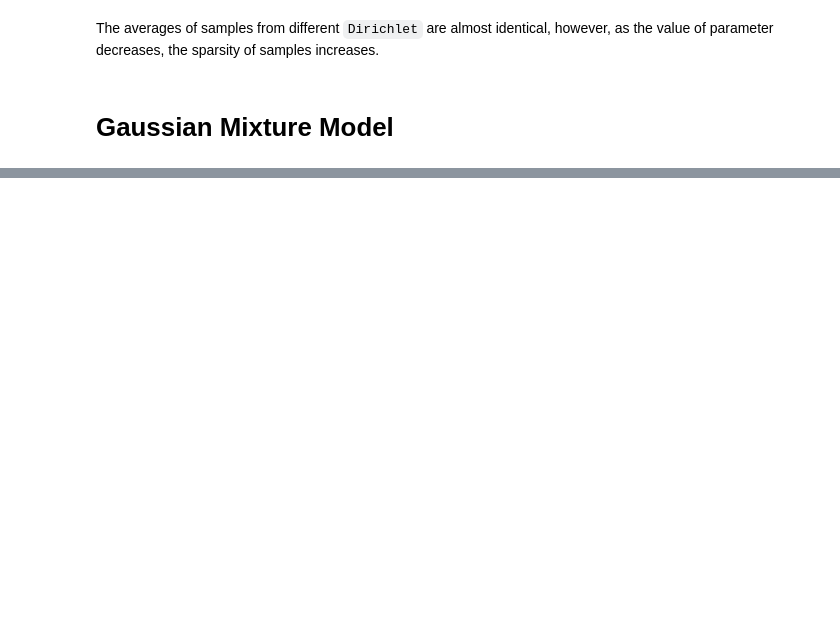
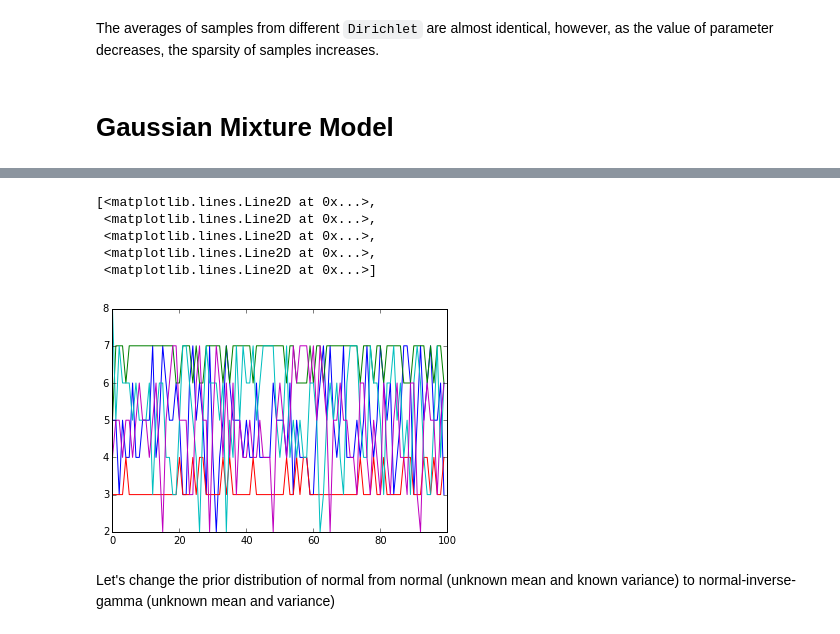
Before and after one commit to dongwookim-ml/topic-model-lecture-note, a Jupyter notebook: lecture0.ipynb, the cells around one changed output, grey strips where cells are left out. Drawn from its saved outputs; the diff is of its cells as text; code cells hidden in the pictures; blank space fills up the shorter version.

Commit message:
correct Gibbs sampler for GMM

```diff
--- a/lecture0.ipynb
+++ b/lecture0.ipynb
@@ -115,10 +115,12 @@ $$
 Let's start with generating 200 sample data set from 5 clusters
 # %%
 pi = np.array([0.2]*5)
-mu = [-10,-5,0,5,10]
-sigma = 0.1
+mu = [-2,-1,0,1,2]
+sigma = 1.
+K = 5
 
-num_data = 200
+
+num_data = 25
 x = np.zeros(num_data)
 z = np.zeros(num_data, dtype=int)
 for i in xrange(num_data):
@@ -147,16 +150,17 @@ from sklearn import metrics
 
 num_iter = 100
 
-s_z = np.random.randint(5,size=num_data)
+s_z = np.zeros(num_data) - 1
 K = 5
 
 hyper_mu = 0.
 hyper_var = 1.
-known_var = 0.1
+known_var = 1.
 
-alpha = 1
+alpha = 10.
 
 rand_index_score = np.zeros(num_iter)
+trace = np.zeros([num_iter, K])
 
 for it in xrange(num_iter):
     for i in xrange(num_data):
@@ -170,14 +174,20 @@ for it in xrange(num_iter):
             posterior_mean = (hyper_mu/hyper_var + sample_sum/known_var)/(1./hyper_var + sample_num/known_var)
             posterior_variance = 1./(1./hyper_var + sample_num/known_var)
 
-            prob[k] = (sample_num+alpha) * norm.pdf(x[i], posterior_mean, posterior_variance)
+#            prob[k] = (sample_num+alpha) * norm.pdf(x[i], posterior_mean, posterior_variance)
+            prob[k] = norm.logpdf(x[i], posterior_mean, posterior_variance)
+            prob[k] += np.log((sample_num+alpha)/(num_data-1+alpha*K))
 
+        prob -= prob.max()
+        prob = np.exp(prob)
         prob /= np.sum(prob)
+
         new_k = np.random.multinomial(1, prob).argmax()
 
         s_z[i] = new_k
 
     rand_index_score[it] = metrics.adjusted_rand_score(z, s_z)
+    trace[it,:] = [np.sum(s_z == k) for k in xrange(K)]
 # %%
 for k in xrange(K):
     print np.mean(x[s_z == k]), np.sum(s_z == k)
@@ -194,0 +206,12 @@ plot(rand_index_score)
+# %%
+# plot the number of assigned data points for each cluster over iterations
+plot(trace)
+# %% [output]
+[<matplotlib.lines.Line2D at 0x...>,
+ <matplotlib.lines.Line2D at 0x...>,
+ <matplotlib.lines.Line2D at 0x...>,
+ <matplotlib.lines.Line2D at 0x...>,
+ <matplotlib.lines.Line2D at 0x...>]
+[figure, added]
+# %% [markdown]
+Let's change the prior distribution of normal from normal (unknown mean and known variance) to normal-inverse-gamma (unknown mean and variance)
```
Also changed, not shown: parts of 12 cells of this notebook.
